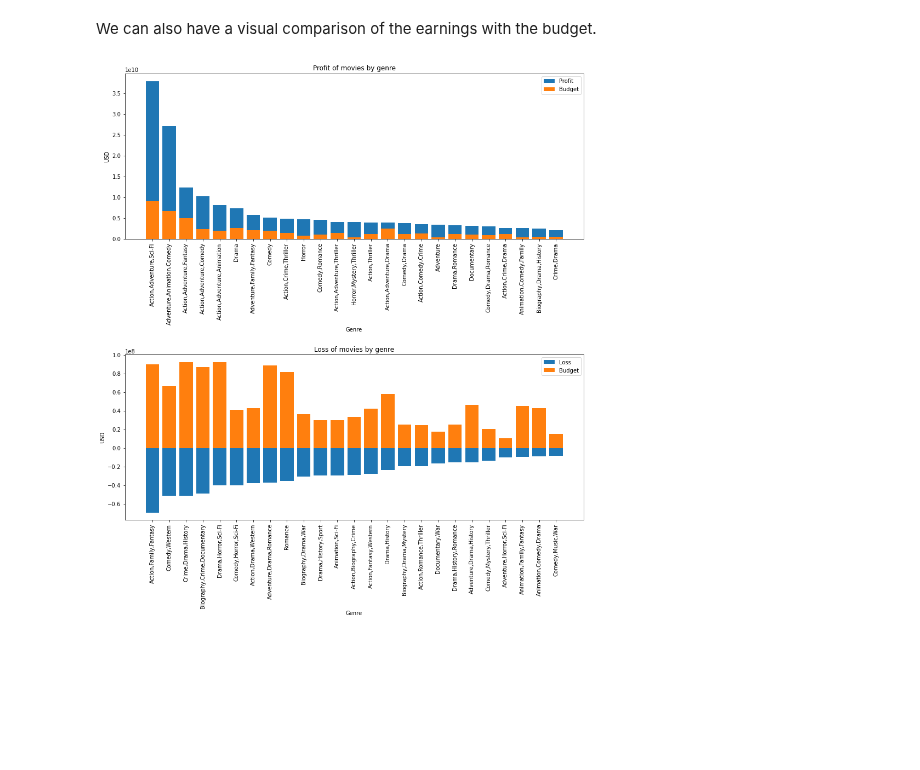
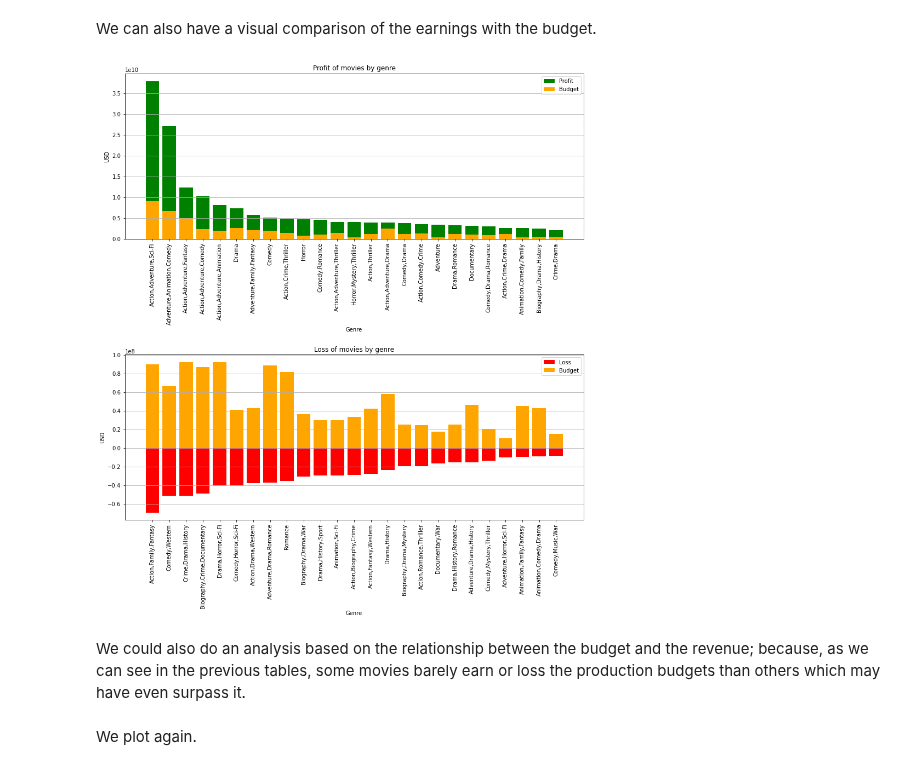
Before and after one commit to QuinnGrigsby/Capstone_Git-ing_it_done_MovieInformation, a Jupyter notebook: Data Understanding.ipynb, the cells around one changed output. Cells and saved outputs as stored; diff of their text form; code cells hidden in the pictures; blank space fills up the shorter version.

```diff
--- a/Data Understanding.ipynb
+++ b/Data Understanding.ipynb
@@ -315,6 +317,3 @@ Nevertheless, before moving forward, I will consider an extra step for singifica
-# %%
-max_voters = movie_rating["Number of Votes"].max()
-movie_rating["Significance"] = (movie_rating["Number of Votes"]/max_voters)
 # %%
 movie_rating.head()
 # %% [output]
@@ -359,6 +355,11 @@ gross_and_rating.head()
 del gross_and_rating["Title"]
 del gross_and_rating["Original Title"]
 del gross_and_rating["id"]
+# %%
+gross_and_rating = gross_and_rating[["ID", "movie", "Genres", "release_date",
+                                     "production_budget", "domestic_gross", "worldwide_gross",
+                                     "total_gross", "profit_or_loss", "relation_pro_los",
+                                     "Rating", "Number of Votes"]]
 # %%
 gross_and_rating.columns
 # %% [output]
@@ -451,0 +449,3 @@ genre_gross_bottom.head()
+# %%
+genre_gross_top["relation_pro_los"] = genre_gross_top.total_gross/genre_gross_top.profit_or_loss
+genre_gross_bottom["relation_pro_los"] = genre_gross_bottom.total_gross/genre_gross_bottom.profit_or_loss
@@ -453,6 +471,7 @@ genre_gross_bottom.head()
 We can see, even after cleaning up, that we a not very significant result, were despite having a big budget, the total gross income is still zero. This surely cannot be a real case, and must have happened something when merging. So we will delete this row and a new one so we still have the same amount of data.
 # %%
 genre_gross_bottom = genre_gross.sort_values(by="profit_or_loss").head(26)
+genre_gross_bottom["relation_pro_los"] = genre_gross_bottom.total_gross/genre_gross_bottom.profit_or_loss
 genre_gross_bottom.drop(index=32, inplace=True)
 genre_gross_bottom.head()
 # %% [output]
@@ -501,38 +520,41 @@ We can also have a visual comparison of the earnings with the budget.
 # %%
 fig, (ax1, ax2) = plt.subplots(figsize=(15,15), nrows=2, ncols=1)
 
-ax1.bar(genre_gross_top.Genres, genre_gross_top.profit_or_loss)
-ax1.bar(genre_gross_top.Genres, genre_gross_top.production_budget)
+ax1.bar(genre_gross_top.Genres, genre_gross_top.profit_or_loss, color="g")
+ax1.bar(genre_gross_top.Genres, genre_gross_top.production_budget, color="orange")
 
 ax1.set_title("Profit of movies by genre")
 
 
 plt.draw()
 ax1.set_xticks(ax1.get_xticks())
 ax1.set_xticklabels(ax1.get_xticklabels(), rotation=90)
 
 ax1.set_xlabel("Genre")
 ax1.set_ylabel("USD")
 ax1.legend(labels=['Profit', 'Budget'])
+ax1.grid(axis="y")
 
 #######
 
-ax2.bar(genre_gross_bottom.Genres, genre_gross_bottom.profit_or_loss)
-ax2.bar(genre_gross_bottom.Genres, genre_gross_bottom.production_budget)
+ax2.bar(genre_gross_bottom.Genres, genre_gross_bottom.profit_or_loss, color="r")
+ax2.bar(genre_gross_bottom.Genres, genre_gross_bottom.production_budget, color="orange")
 
 ax2.set_title("Loss of movies by genre")
 
 plt.draw()
 ax2.set_xticks(ax2.get_xticks())
 ax2.set_xticklabels(ax2.get_xticklabels(), rotation=90)
 
 ax2.set_xlabel("Genre")
 ax2.set_ylabel("USD")
 ax2.legend(labels=['Loss', 'Budget'])
+ax2.grid(axis="y")
 
 #######
-
 plt.subplots_adjust(hspace=0.7)
 plt.show()
 # %% [output]
-[figure, old version]
+[figure, new version]
+# %% [markdown]
+We could also do an analysis based on the relationship between the budget and the revenue; because, as we can see in the previous tables, some movies barely earn or loss the production budgets than others which may have even surpass it.
@@ -538,0 +564,2 @@ plt.show()
+# %% [markdown]
+We plot again.
```
Also changed, not shown: parts of 22 cells of this notebook.
